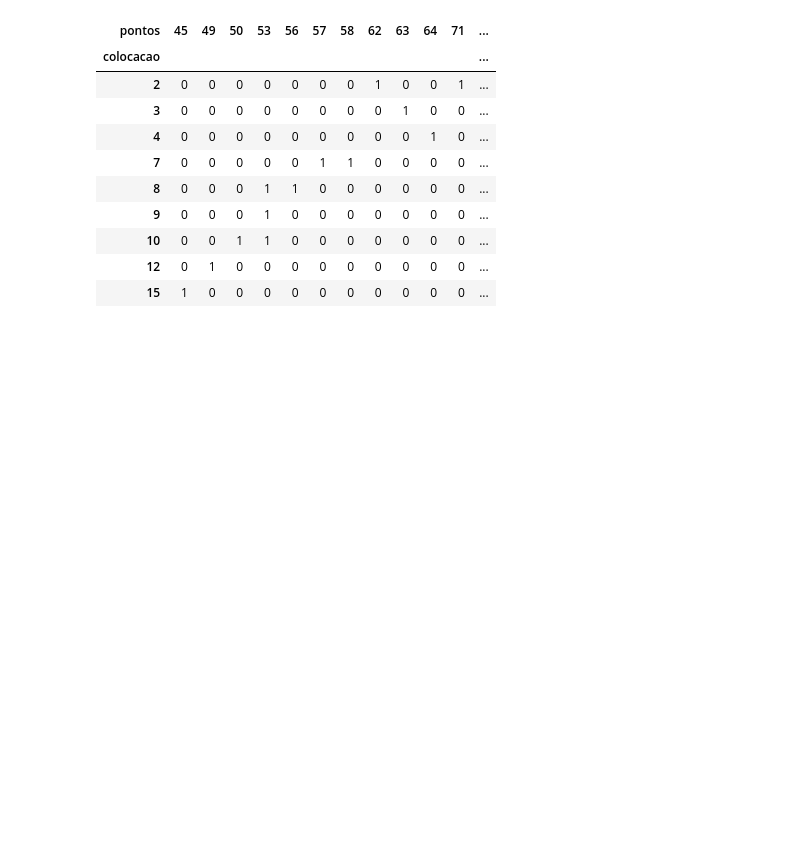
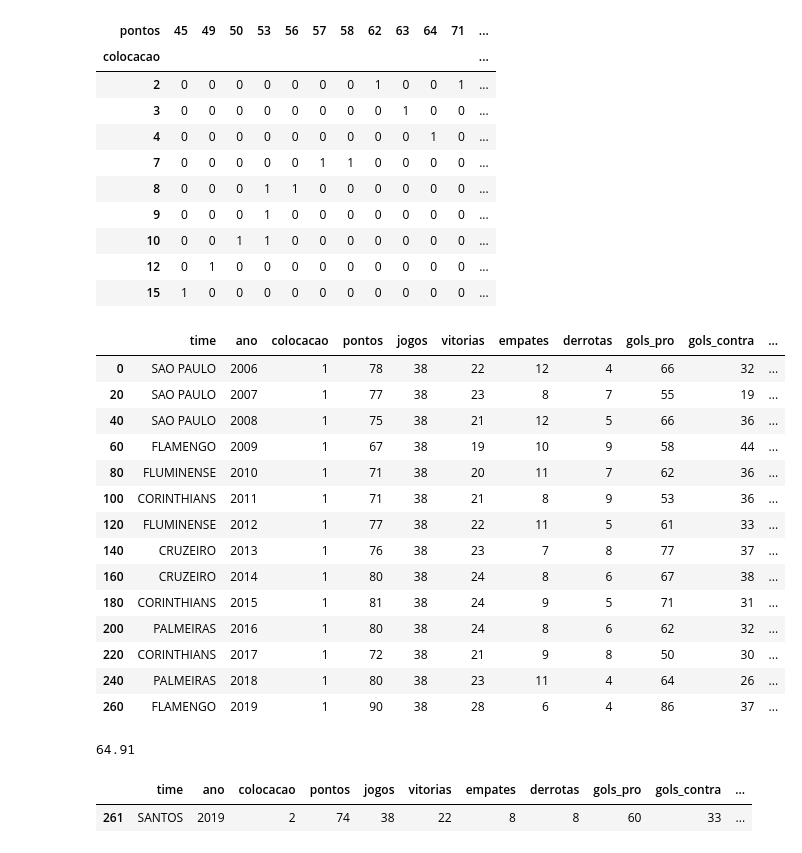
Before and after one commit to yoshinaga2904/Data-Science, a Jupyter notebook: Campeonato_Brasileiro_de_Futebol.ipynb, the cells around one changed output. Cells and saved outputs as stored; diff of their text form; code cells hidden in the pictures; blank space fills up the shorter version.

```diff
--- a/Campeonato_Brasileiro_de_Futebol.ipynb
+++ b/Campeonato_Brasileiro_de_Futebol.ipynb
@@ -169,3 +172,35 @@ frequencia
 | 10 | 0 | 0 | 1 | 1 | 0 | 0 | 0 | 0 | 0 | 0 | 0 | ... |
 | 12 | 0 | 1 | 0 | 0 | 0 | 0 | 0 | 0 | 0 | 0 | 0 | ... |
 | 15 | 1 | 0 | 0 | 0 | 0 | 0 | 0 | 0 | 0 | 0 | 0 | ... |
+# %%
+tabela = dados['colocacao'] == 1
+campeoes = dados[tabela]
+campeoes
+# %% [output]
+|  | time | ano | colocacao | pontos | jogos | vitorias | empates | derrotas | gols_pro | gols_contra | ... |
+| 0 | SAO PAULO | 2006 | 1 | 78 | 38 | 22 | 12 | 4 | 66 | 32 | ... |
+| 20 | SAO PAULO | 2007 | 1 | 77 | 38 | 23 | 8 | 7 | 55 | 19 | ... |
+| 40 | SAO PAULO | 2008 | 1 | 75 | 38 | 21 | 12 | 5 | 66 | 36 | ... |
+| 60 | FLAMENGO | 2009 | 1 | 67 | 38 | 19 | 10 | 9 | 58 | 44 | ... |
+| 80 | FLUMINENSE | 2010 | 1 | 71 | 38 | 20 | 11 | 7 | 62 | 36 | ... |
+| 100 | CORINTHIANS | 2011 | 1 | 71 | 38 | 21 | 8 | 9 | 53 | 36 | ... |
+| 120 | FLUMINENSE | 2012 | 1 | 77 | 38 | 22 | 11 | 5 | 61 | 33 | ... |
+| 140 | CRUZEIRO | 2013 | 1 | 76 | 38 | 23 | 7 | 8 | 77 | 37 | ... |
+| 160 | CRUZEIRO | 2014 | 1 | 80 | 38 | 24 | 8 | 6 | 67 | 38 | ... |
+| 180 | CORINTHIANS | 2015 | 1 | 81 | 38 | 24 | 9 | 5 | 71 | 31 | ... |
+| 200 | PALMEIRAS | 2016 | 1 | 80 | 38 | 24 | 8 | 6 | 62 | 32 | ... |
+| 220 | CORINTHIANS | 2017 | 1 | 72 | 38 | 21 | 9 | 8 | 50 | 30 | ... |
+| 240 | PALMEIRAS | 2018 | 1 | 80 | 38 | 23 | 11 | 4 | 64 | 26 | ... |
+| 260 | FLAMENGO | 2019 | 1 | 90 | 38 | 28 | 6 | 4 | 86 | 37 | ... |
+# %%
+classif_santos = santos['aproveitamento'].max()
+classif_santos
+# %% [output]
+64.91
+# %%
+classif_santos = santos['aproveitamento'] == 64.91
+melhor_santos = santos[classif_santos]
+melhor_santos
+# %% [output]
+|  | time | ano | colocacao | pontos | jogos | vitorias | empates | derrotas | gols_pro | gols_contra | ... |
+| 261 | SANTOS | 2019 | 2 | 74 | 38 | 22 | 8 | 8 | 60 | 33 | ... |
```
Also changed, not shown: parts of 4 cells of this notebook.
